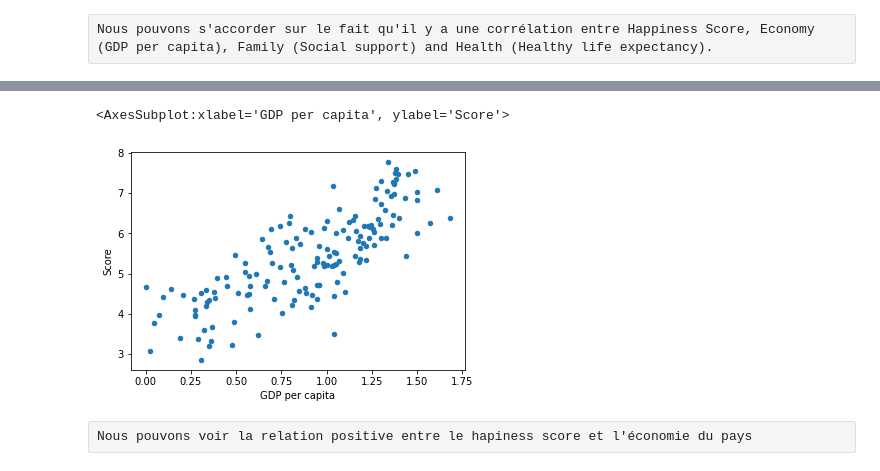
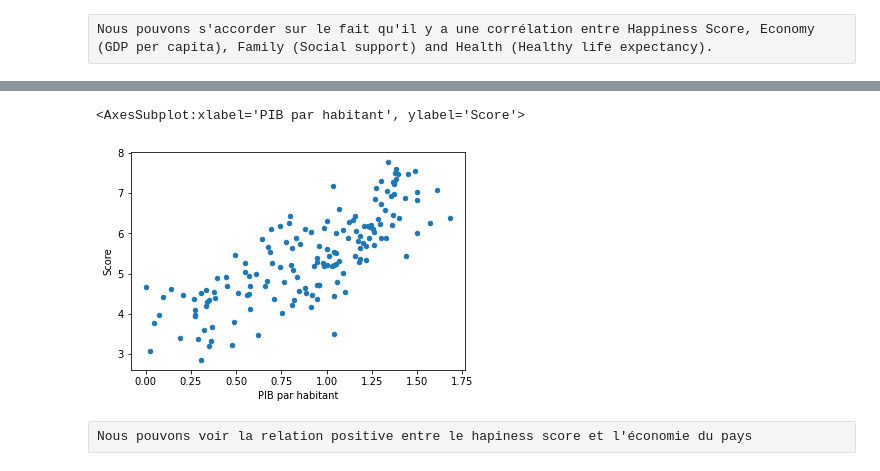
Before and after one commit to Neek0w/happiness, a Jupyter notebook: analyseBonheur.ipynb, the cells around one changed output, grey strips where cells are left out. Cells and saved outputs as stored; diff of their text form; code cells hidden in the pictures.

```diff
--- a/analyseBonheur.ipynb
+++ b/analyseBonheur.ipynb
@@ -69,7 +69,7 @@ sns.heatmap(data2019.corr(),
 # %% [raw]
 Nous pouvons s'accorder sur le fait qu'il y a une corrélation entre Happiness Score, Economy (GDP per capita), Family (Social support) and Health (Healthy life expectancy).
 # %%
-data_plot = data2019[["Score","GDP per capita", "Social support", "Healthy life expectancy"]]
+data_plot = data2019[["Score","PIB par habitant", "Famille", "Esperance de vie"]]
 data_plot.plot(subplots=True)
 # %% [output]
 array([<AxesSubplot:>, <AxesSubplot:>, <AxesSubplot:>, <AxesSubplot:>],
@@ -83,8 +80,8 @@ data_plot.plot()
 # %%
-data_plot.plot(kind = "scatter", x = "GDP per capita", y = "Score")
+data_plot.plot(kind = "scatter", x = "PIB par habitant", y = "Score")
 # %% [output]
-<AxesSubplot:xlabel='GDP per capita', ylabel='Score'>
+<AxesSubplot:xlabel='PIB par habitant', ylabel='Score'>
-[figure, old version]
+[figure, new version]
 # %% [raw]
 Nous pouvons voir la relation positive entre le hapiness score et l'économie du pays
 # %% [markdown]
```
Also changed, not shown: parts of 37 cells of this notebook, 3 other files.
